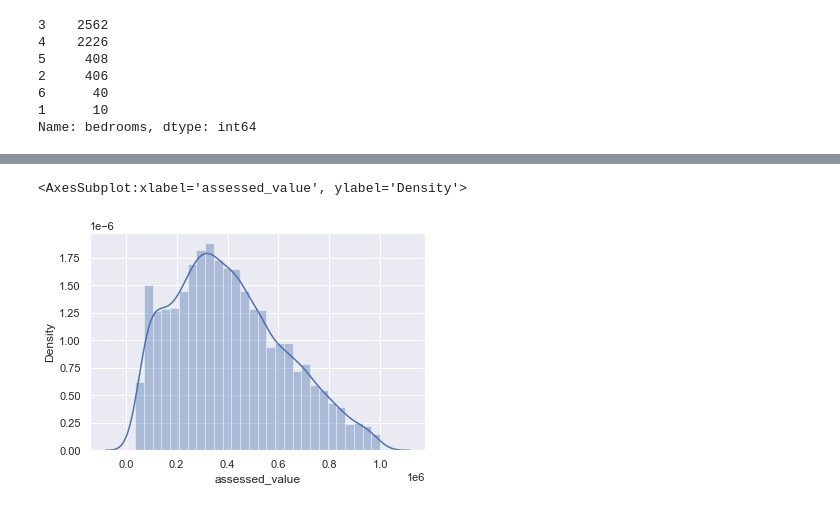
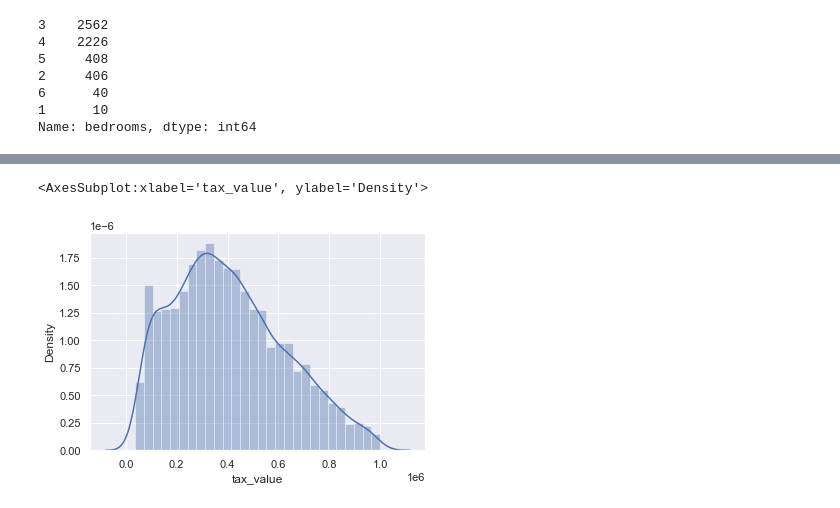
Before and after one commit to raycerna/zillow-regression-project, a Jupyter notebook: explore.ipynb, the cells around one changed output, grey strips where cells are left out. Saved outputs shown, nothing was run; the diff lists cells and outputs as text; code cells hidden in the pictures.

```diff
--- a/explore.ipynb
+++ b/explore.ipynb
@@ -233,8 +228,8 @@ sns.boxplot(x= train[train.assessed_value<1000000].county, y= train[train.assess
 # %%
-# plot showing distribution of assessed_values
-sns.distplot(train.assessed_value)
+# plot showing distribution of tax_values
+sns.distplot(train.tax_value)
 # %% [output]
-<AxesSubplot:xlabel='assessed_value', ylabel='Density'>
+<AxesSubplot:xlabel='tax_value', ylabel='Density'>
-[figure, old version]
+[figure, new version]
 # %%
 #create a subset of df with continuous variables to create pairplot
```
Also changed, not shown: parts of 60 cells of this notebook.
